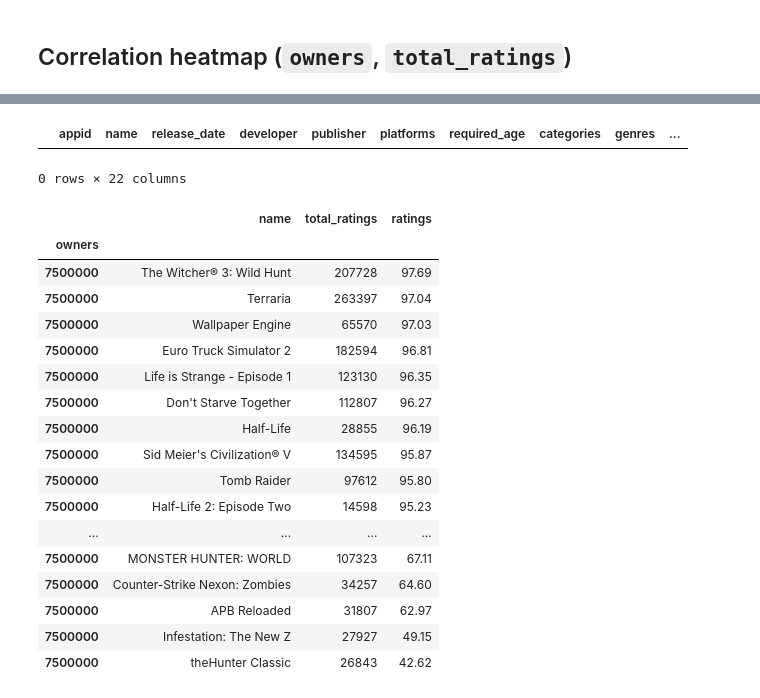
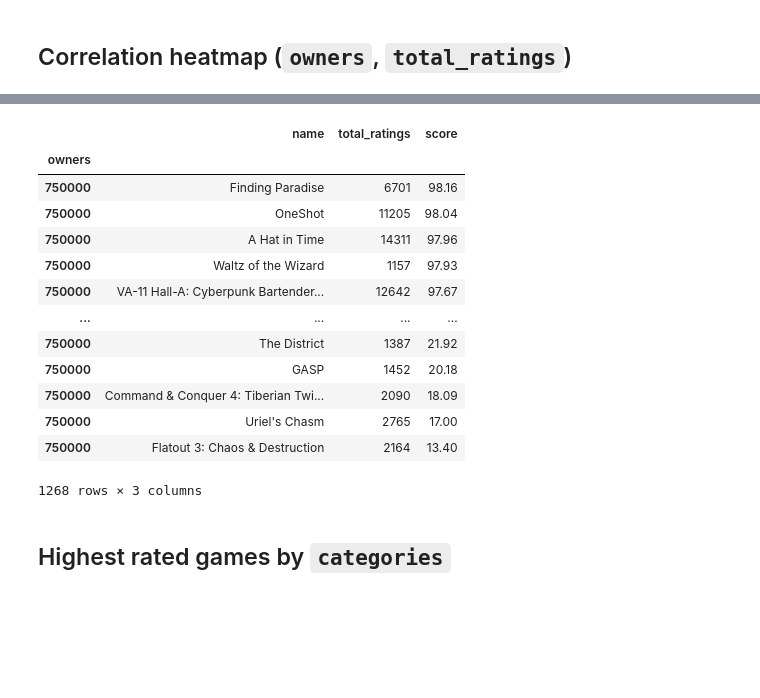
Before and after one commit to jamwung/eda-steam, a Jupyter notebook: steam_eda.ipynb, the cells around one changed output, grey strips where cells are left out. Drawn from its saved outputs; the diff is of its cells as text; code cells hidden in the pictures; blank space fills up the shorter version.

```diff
--- a/steam_eda.ipynb
+++ b/steam_eda.ipynb
@@ -57,6 +75,7 @@ plt.rcParams['figure.figsize'] = [15, 10]
 ## Loading the dataframe
 # %%
 steam_df = pd.read_csv('steam.csv')
+steam_df = steam_df[(~steam_df['developer'].str.contains('Valve')) | steam_df['developer'].str.contains('Valverde')]
 steam_df = steam_df[steam_df['english'] == True]
 steam_df = steam_df.drop(columns='english').reset_index(drop=True)
 steam_df
@@ -353,7 +369,7 @@ Set a threshold for the `total_ratings` for `ratings` that are valid/reflective
 
 Try: `sns.histplot`
 # %%
-extra_df['ratings'] = round(steam_df['positive_ratings']
+extra_df['score'] = round(steam_df['positive_ratings']
                            /extra_df['total_ratings']*100, 2)
-extra_df['total_ratings']
+extra_df
 # %% [output]
@@ -845,0 +917,3 @@ For the connoisseur:
+# %%
+owner_groups = np.sort(main_df['owners'].unique())
+owner_groups
@@ -846,17 +923,12 @@ For the connoisseur:
 # %%
 ratings_by_owners = (main_df.groupby(['owners', 'name'])
-                     [['total_ratings', 'ratings']]
+                     [['total_ratings', 'score']]
                      .sum()
                      .reset_index(level='name'))
 
 # Indices of h_rated_by_owners are owner groups in descending order
 h_rated_by_owners = np.array([ratings_by_owners.loc[idx]
-                              for idx in
-                              ratings_by_owners
-                              .index
-                              .unique()
-                              .sort_values(ascending=False)], dtype='object')
-
+                              for idx in owner_groups], dtype='object')
 
 ratings_by_owners
 # %% [output]
@@ -899,27 +967,20 @@ h_rated_by_owners[3].sort_values(['total_ratings', 'ratings'], ascending=False)
-# %%
-main_df[main_df['name'].str.contains('Tensei')]
-# %% [output]
-|  | appid | name | release_date | developer | publisher | platforms | required_age | categories | genres | ... |
-0 rows × 22 columns
 # %%
 # Connoisseur
-h_rated_by_owners[4].sort_values(['ratings', 'total_ratings'], ascending=False)
+h_rated_by_owners[4].sort_values(['score', 'total_ratings'], ascending=False)
 # %% [output]
-|  | name | total_ratings | ratings |
+|  | name | total_ratings | score |
 | owners |  |  |  |
-| 7500000 | The Witcher® 3: Wild Hunt | 207728 | 97.69 |
-| 7500000 | Terraria | 263397 | 97.04 |
-| 7500000 | Wallpaper Engine | 65570 | 97.03 |
-| 7500000 | Euro Truck Simulator 2 | 182594 | 96.81 |
-| 7500000 | Life is Strange - Episode 1 | 123130 | 96.35 |
-| 7500000 | Don't Starve Together | 112807 | 96.27 |
-| 7500000 | Half-Life | 28855 | 96.19 |
-| 7500000 | Sid Meier's Civilization® V | 134595 | 95.87 |
-| 7500000 | Tomb Raider | 97612 | 95.80 |
-| 7500000 | Half-Life 2: Episode Two | 14598 | 95.23 |
+| 750000 | Finding Paradise | 6701 | 98.16 |
+| 750000 | OneShot | 11205 | 98.04 |
+| 750000 | A Hat in Time | 14311 | 97.96 |
+| 750000 | Waltz of the Wizard | 1157 | 97.93 |
+| 750000 | VA-11 Hall-A: Cyberpunk Bartender... | 12642 | 97.67 |
 | ... | ... | ... | ... |
-| 7500000 | MONSTER HUNTER: WORLD | 107323 | 67.11 |
-| 7500000 | Counter-Strike Nexon: Zombies | 34257 | 64.60 |
-| 7500000 | APB Reloaded | 31807 | 62.97 |
-| 7500000 | Infestation: The New Z | 27927 | 49.15 |
-| 7500000 | theHunter Classic | 26843 | 42.62 |
+| 750000 | The District | 1387 | 21.92 |
+| 750000 | GASP | 1452 | 20.18 |
+| 750000 | Command & Conquer 4: Tiberian Twi... | 2090 | 18.09 |
+| 750000 | Uriel's Chasm | 2765 | 17.00 |
+| 750000 | Flatout 3: Chaos & Destruction | 2164 | 13.40 |
+1268 rows × 3 columns
+# %% [markdown]
+## Highest rated games by `categories`
```
Also changed, not shown: parts of 51 cells of this notebook.
